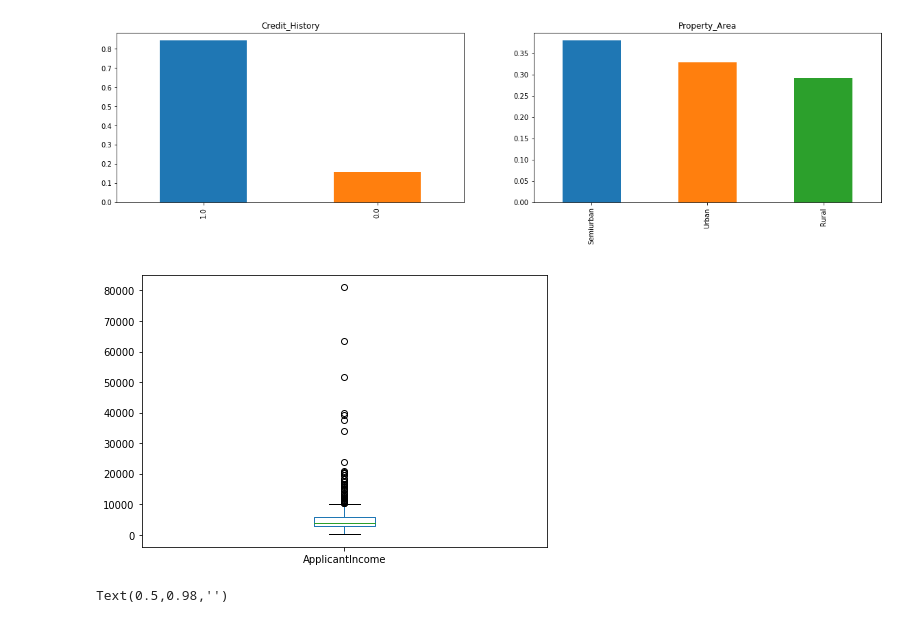
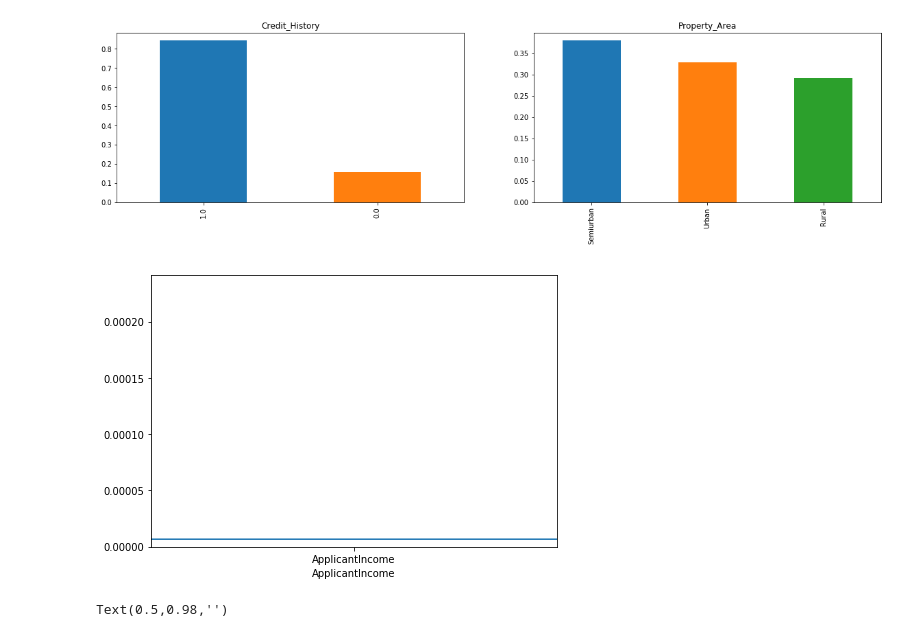
Before and after one commit to kailashdragon/Analysis_Project, a Jupyter notebook: Loan_Prediction_Model.ipynb, the cells around one changed output. Drawn from its saved outputs; the diff is of its cells as text; code cells hidden in the pictures.

```diff
--- a/Loan_Prediction_Model.ipynb
+++ b/Loan_Prediction_Model.ipynb
@@ -89,13 +69,13 @@ plt.show()
 # %%
 #Displaying the graph of independent numerical variables
 
 plt.figure(1)
 plt.subplot(121)
-#sns.distplot(train['ApplicantIncome'])
+sns.distplot(train['ApplicantIncome'])
 train['ApplicantIncome'].plot.box(figsize=(16,5))
 plt.show()
 # %% [output]
-[figure, old version]
+[figure, new version]
 # %%
 train.boxplot(column='ApplicantIncome', by='Education')
 plt.suptitle("")
```
Also changed, not shown: parts of 35 cells of this notebook, 2 other files.
